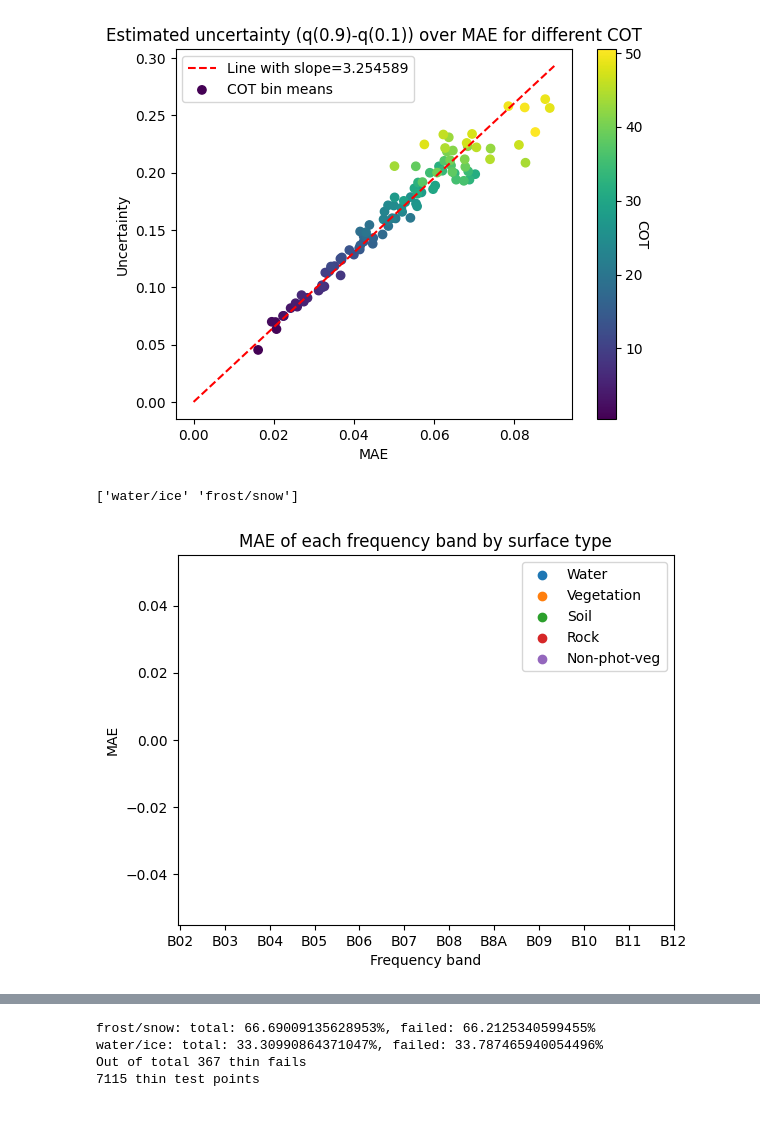
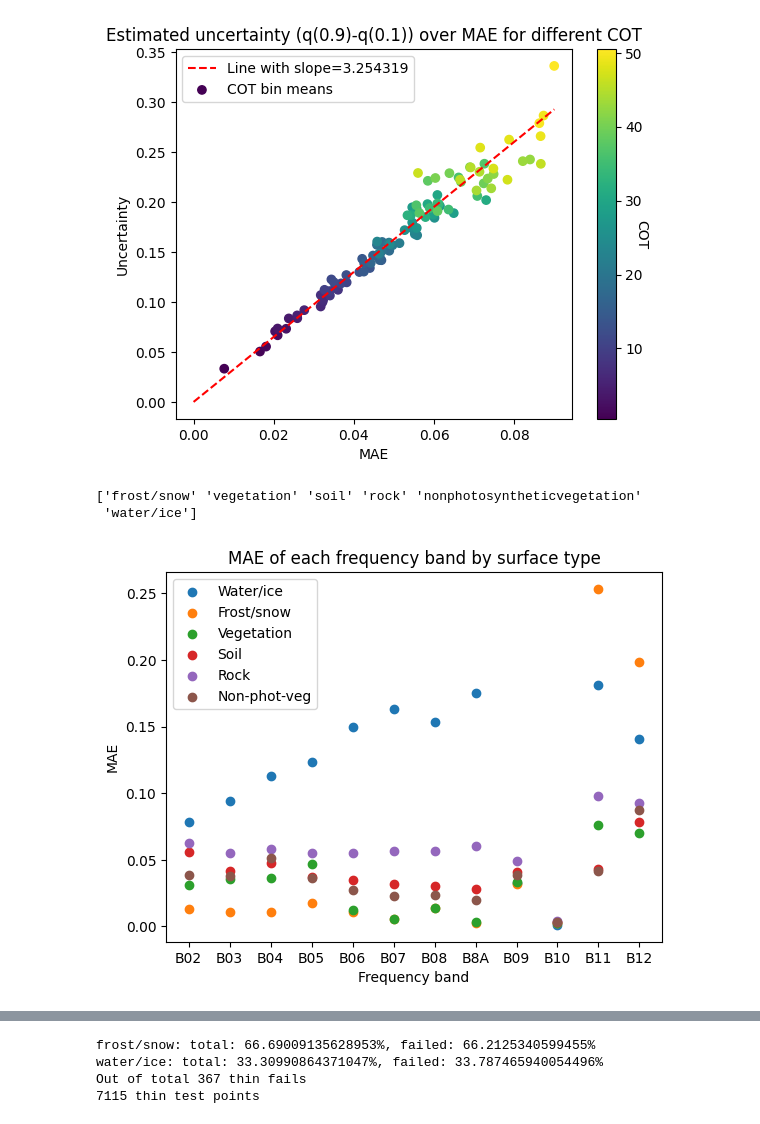
Before and after one commit to chiara-aisweden/cloud_rm, a Jupyter notebook: Showroom.ipynb, the cells around one changed output, grey strips where cells are left out. Drawn from its saved outputs; the diff is of its cells as text; code cells hidden in the pictures.

```diff
--- a/Showroom.ipynb
+++ b/Showroom.ipynb
@@ -22,14 +22,14 @@ import os
 import random
 # %%
 #Load data
-df=synth_dataloader('SMHIdata2_newsurf',drop_cols=False)
+df=synth_dataloader('SMHIdata2',drop_cols=False)
 #Dumb down surfaces
 df=hf.dumb_down_surface(df)
 
 print(df.head())
 
 #Load X_test and y_test
-loadpath='pytorch_models/Final_model_newsurf_w_clear_noise/data'
+loadpath='pytorch_models/Final_model/data'
 X_test = pd.read_csv(loadpath+'/X_test.csv',index_col=0)
 y_test = pd.read_csv(loadpath+'/y_test.csv',index_col=0)
 # %% [output]
@@ -52,9 +52,9 @@ y_test = pd.read_csv(loadpath+'/y_test.csv',index_col=0)
 [5 rows x 36 columns]
 # %%
 #Load models
-base_path = 'pytorch_models/Final_model_newsurf_w_clear_noise/'
+base_path = 'pytorch_models/Final_model/'
 model_paths = ['model0/model_file','model1/model_file','model2/model_file','model3/model_file','model4/model_file']
- #              'model5/model_file','model6/model_file','model7/model_file','model8/model_file','model9/model_file']
+#               'model5/model_file','model6/model_file','model7/model_file','model8/model_file','model9/model_file']
 models = [torch.load(base_path+model_paths[i]) for i in range(len(model_paths))]
 
 #Manually set quantiles
@@ -280,14 +280,16 @@ cb = plt.colorbar(sc)
 cb.set_label('COT', rotation=270)
 plt.show()
 # %% [output]
-[figure, old version]
+[figure, new version]
 # %%
 print(df.Surface_Desc_Dumb.unique())
 #Find all test surfaces
 surfs=np.array(df_test['Surface_Desc_Dumb'])
 #Divide into bins depending on COT
-water_true = y_test.to_numpy()[(surfs=='water'),:]
-water_pred = preds_total[(surfs=='water'),:,:]
+waterice_true = y_test.to_numpy()[(surfs=='water/ice'),:]
+waterice_pred = preds_total[(surfs=='water/ice'),:,:]
+frostsnow_true = y_test.to_numpy()[(surfs=='frost/snow'),:]
+frostsnow_pred = preds_total[(surfs=='frost/snow'),:,:]
 veg_true = y_test.to_numpy()[(surfs=='vegetation'),:]
 veg_pred = preds_total[(surfs=='vegetation'),:,:]
 soil_true = y_test.to_numpy()[(surfs=='soil'),:]
@@ -297,31 +299,34 @@ rock_pred = preds_total[(surfs=='rock'),:,:]
 nonph_true = y_test.to_numpy()[(surfs=='nonphotosyntheticvegetation'),:]
 nonph_pred = preds_total[(surfs=='nonphotosyntheticvegetation'),:,:]
 # %% [output]
-['water/ice' 'frost/snow']
+['frost/snow' 'vegetation' 'soil' 'rock' 'nonphotosyntheticvegetation'
+ 'water/ice']
 # %%
 #Find and print MAE of each surface type
-MAE_water = np.mean(np.abs(water_true-water_pred[:,:,est]),axis=0)
+MAE_waterice = np.mean(np.abs(waterice_true-waterice_pred[:,:,est]),axis=0)
+MAE_frostsnow = np.mean(np.abs(frostsnow_true-frostsnow_pred[:,:,est]),axis=0)
 MAE_veg = np.mean(np.abs(veg_true-veg_pred[:,:,est]),axis=0)
 MAE_soil = np.mean(np.abs(soil_true-soil_pred[:,:,est]),axis=0)
 MAE_rock = np.mean(np.abs(rock_true-rock_pred[:,:,est]),axis=0)
 MAE_nonphot = np.mean(np.abs(nonph_true-nonph_pred[:,:,est]),axis=0)
 
-x=np.arange(np.size(MAE_water))
+x=np.arange(np.size(MAE_waterice))
 plt.figure()
-plt.scatter(x,MAE_water)
+plt.scatter(x,MAE_waterice)
+plt.scatter(x,MAE_frostsnow)
 plt.scatter(x,MAE_veg)
 plt.scatter(x,MAE_soil)
 plt.scatter(x,MAE_rock)
 plt.scatter(x,MAE_nonphot)
 
 plt.xticks(x, ['B02','B03','B04','B05','B06','B07','B08','B8A','B09','B10','B11','B12'])
 plt.title('MAE of each frequency band by surface type')
 plt.xlabel('Frequency band')
 plt.ylabel('MAE')
-plt.legend(['Water','Vegetation','Soil','Rock','Non-phot-veg'])
+plt.legend(['Water/ice','Frost/snow','Vegetation','Soil','Rock','Non-phot-veg'])
 plt.show()
 # %% [output]
-[figure, old version]
+[figure, new version]
 # %%
 #Find and print Uncertainty of each surface type
 Unc_water = np.mean(np.abs(water_pred[:,:,2]-water_pred[:,:,0]),axis=0)
```
Also changed, not shown: parts of 15 cells of this notebook, 5 other files.
